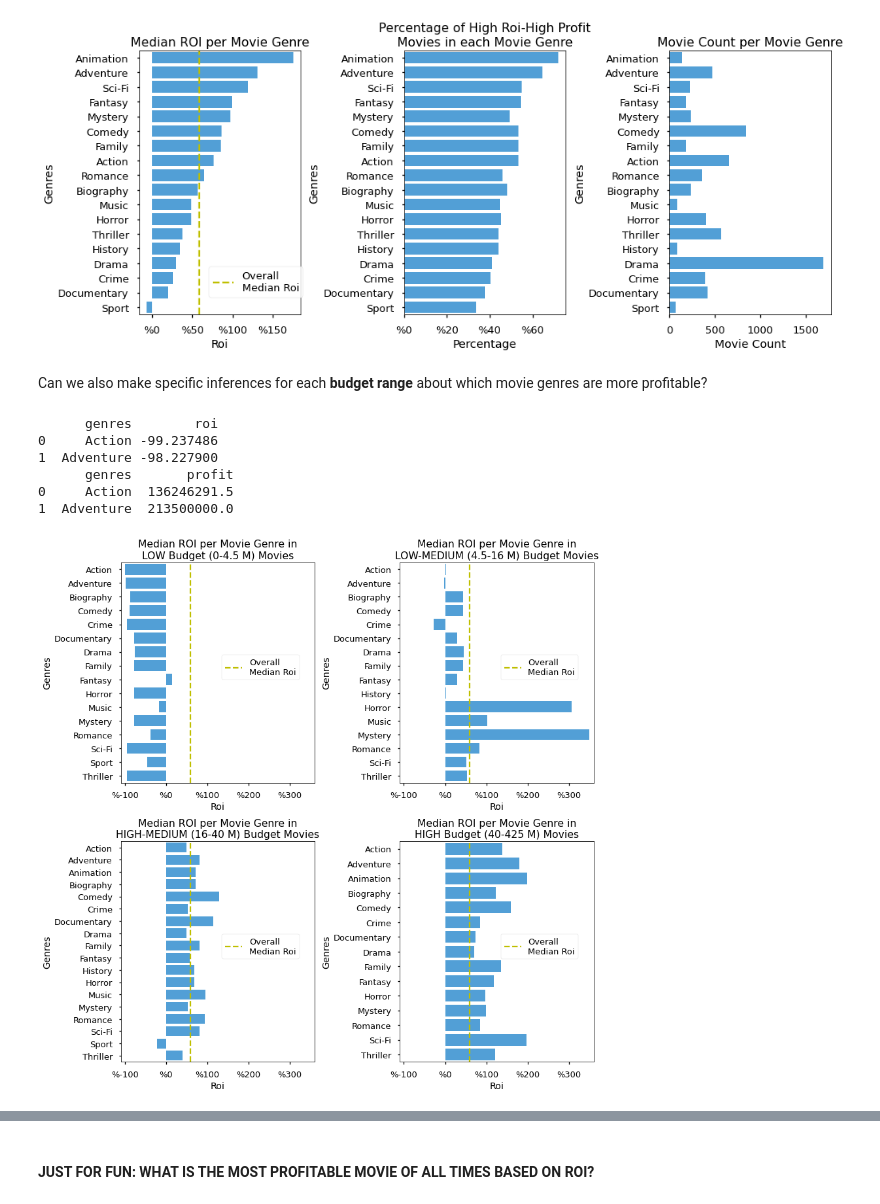
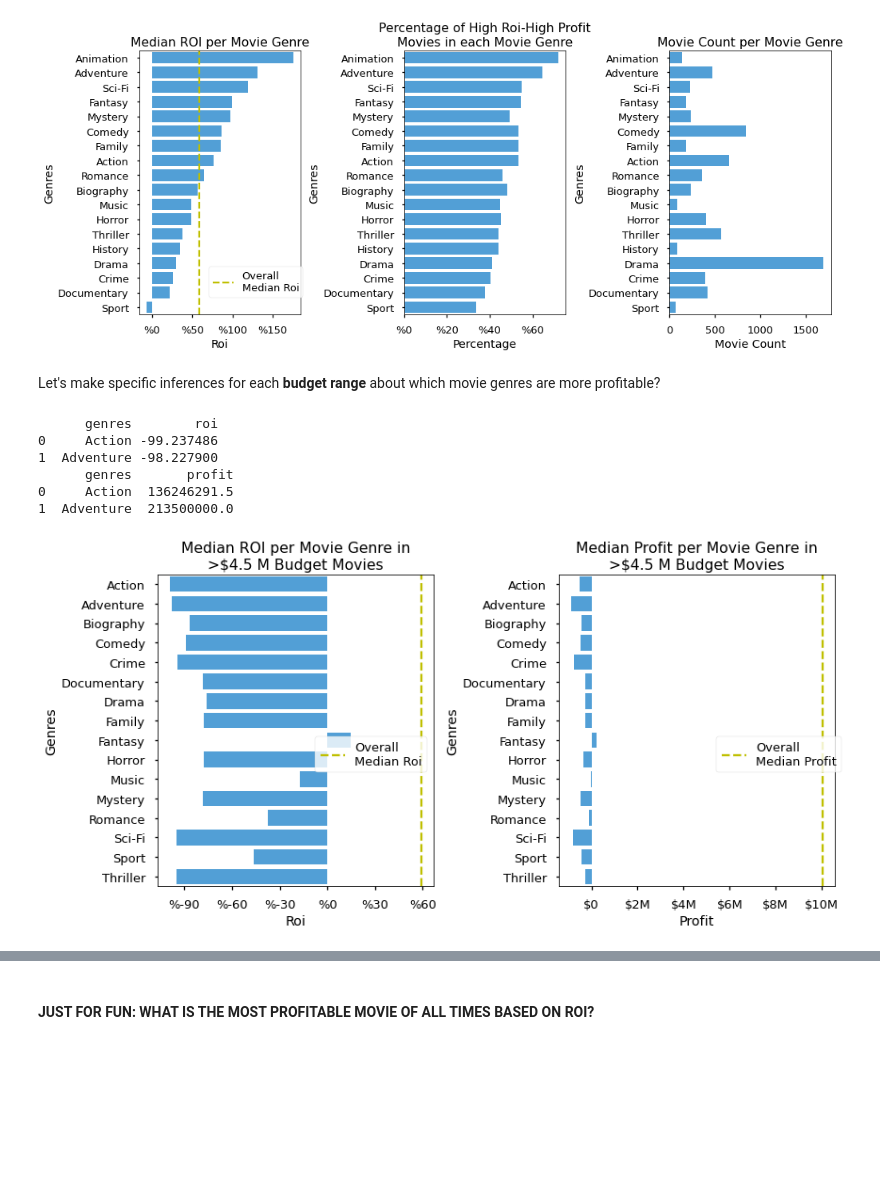
Before and after one commit to erdemiraysu/Exploratory-Movie-Analyses, a Jupyter notebook: MovieProject_Notebook.ipynb, the cells around one changed output, grey strips where cells are left out. Saved outputs shown, nothing was run; the diff lists cells and outputs as text; code cells hidden in the pictures; blank space fills up the shorter version.

```diff
--- a/MovieProject_Notebook.ipynb
+++ b/MovieProject_Notebook.ipynb
@@ -450,6 +463,6 @@ imdb[imdb['primary_title'] == 'The Wandering Soap Opera']
 Because the first table from IMDb database included duplicated movies with different movie_ids, find those movies and drop them:
 # %%
 # Find those cases where only movie_id was different:
-to_drop = imdb[imdb[['primary_title', 'start_year' ,'runtime_minutes', 'genres', 'director_name']].duplicated()]
+to_drop = imdb[imdb[['primary_title', 'start_year', 'genres', 'director_name']].duplicated()]
 len(to_drop)
 # %% [output]
@@ -877,7 +873,7 @@ success_pivot
 # %% [markdown]
 #### WHAT IS THE RELATIONSHIP BETWEEN PROFIT AND ROI FOR DIFFERENT BUDGETS?
 # %%
-# Code copied from: https://stackoverflow.com/questions/61330427/set-y-axis-in-millions
+# Code copied from: https://stackoverflow.com/questions/61330427/set-y-axis-in-millions and modified a bit.
 # Use the function below to get rid of 1e8s etc on graphs and format numbers in thousands, millions, etc..:
 
 from matplotlib.ticker import FuncFormatter
@@ -886,9 +882,8 @@ def human_format(num, pos):
     magnitude = 0
     while abs(num) >= 1000:
         magnitude += 1
-        num /= 1000 # The division assignment operator ( /= ) divides a variable by the value of the right operand and assigns the result to the variable
-    # add more suffixes if you need them
-    return '$%.f%s' % (num, ['', 'K', 'M', 'G', 'T', 'P'][magnitude])
+        num /= 1000.0
+    return '$%.0f%s' % (num, ['', 'K', 'M', 'B', 'T', 'P'][magnitude])
 
 formatter = FuncFormatter(human_format)
 # %%
@@ -896,7 +891,7 @@ with plt.style.context('seaborn-talk'):
     fig, ax1  = plt.subplots(figsize=(8, 8))
     sns.scatterplot(data=master_clean_distinct, x='profit', y='roi', ax=ax1, hue='budget_bins', palette = "mako")
 
-    ax1.set_title('Relationship between Profit and ROI\nfor Different Budgets')
+    ax1.set_title('Relationship between Profit and ROI\nfor Different Budget Ranges')
     ax1.set_xlabel("Profit")
     ax1.set_ylabel("Return on Investment")
     legends = ax1.get_legend_handles_labels()[0]
@@ -1373,7 +1380,7 @@ with plt.style.context('seaborn-talk'):
 # %% [output]
 [figure]
 # %% [markdown]
-Can we also make specific inferences for each **budget range** about which movie genres are more profitable?
+Let's make specific inferences for each **budget range** about which movie genres are more profitable?
 # %%
 # Define a function to create separate tables for a variable (e.g. roi)
 # for each bin of a different variable (e.g. budget) bin
@@ -1407,53 +1414,32 @@ print(dfbudgets_tables_profit[3].head(2))
 1  Adventure  213500000.0
 # %%
 with plt.style.context('seaborn-talk'):
-    fig, ( (ax1, ax2),(ax3, ax4) )  = plt.subplots(ncols=2, nrows= 2, figsize=(12, 12))
+    fig, ( (ax1, ax2))  = plt.subplots(ncols=2, figsize=(12, 6))
     base_color = sns.color_palette("husl", 9)[6]
 
     sns.barplot(data = dfbudgets_tables_roi[0], x = 'roi', y= 'genres', ax=ax1, color = base_color)
     ax1.axvline(x= df_genre['roi'].median(), ymin=0, ymax=1, color='y', linestyle='--', label = 'Overall\nMedian Roi')
-    ax1.legend(bbox_to_anchor = (0.5, 0.6), loc = 'upper left')
+    ax1.legend(bbox_to_anchor = (0.55, 0.5), loc = 'upper left')
 
-    sns.barplot(data = dfbudgets_tables_roi[1], x = 'roi', y= 'genres', ax=ax2, color = base_color)
-    ax2.axvline(x= df_genre['roi'].median(), ymin=0,ymax=1, color='y', linestyle='--', label = 'Overall\nMedian Roi')
-    ax2.legend(bbox_to_anchor = (0.5, 0.6), loc = 'upper left')
-
-    sns.barplot(data = dfbudgets_tables_roi[2], x = 'roi', y= 'genres', ax=ax3, color = base_color)
-    ax3.axvline(x= df_genre['roi'].median(), ymin=0, ymax=1, color='y', linestyle='--', label = 'Overall\nMedian Roi')
-    ax3.legend(bbox_to_anchor = (0.5, 0.6), loc = 'upper left')
-
-    sns.barplot(data = dfbudgets_tables_roi[3], x = 'roi', y= 'genres', ax=ax4, color = base_color)
-    ax4.axvline(x= df_genre['roi'].median(), ymin=0, ymax=1, color='y', linestyle='--', label = 'Overall\nMedian Roi')
-    ax4.legend(bbox_to_anchor = (0.5, 0.6), loc = 'upper left')
+    sns.barplot(data = dfbudgets_tables_profit[0], x = 'profit', y= 'genres', ax=ax2, color = base_color)
+    ax2.axvline(x= df_genre['profit'].median(), ymin=0,ymax=1, color='y', linestyle='--', label = 'Overall\nMedian Profit')
+    ax2.legend(bbox_to_anchor = (0.55, 0.5), loc = 'upper left')
 
     ax1.xaxis.set_major_formatter(mpl.ticker.StrMethodFormatter('%{x:,.0f}'))
-    ax2.xaxis.set_major_formatter(mpl.ticker.StrMethodFormatter('%{x:,.0f}'))
-    ax3.xaxis.set_major_formatter(mpl.ticker.StrMethodFormatter('%{x:,.0f}'))
-    ax4.xaxis.set_major_formatter(mpl.ticker.StrMethodFormatter('%{x:,.0f}'))
+    ax1.xaxis.set_major_locator(mpl.ticker.MultipleLocator(30)) # We want the ticks a little farther apart
+    ax2.xaxis.set_major_formatter(formatter)
 
-    ax1.set_title('Median ROI per Movie Genre in\nLOW Budget (0-4.5 M) Movies')
-    ax2.set_title('Median ROI per Movie Genre in\nLOW-MEDIUM (4.5-16 M) Budget Movies')
-    ax3.set_title('Median ROI per Movie Genre in\nHIGH-MEDIUM (16-40 M) Budget Movies')
-    ax4.set_title('Median ROI per Movie Genre in\nHIGH Budget (40-425 M) Movies')
+    ax1.set_title('Median ROI per Movie Genre in\n>$4.5 M Budget Movies')
+    ax2.set_title('Median Profit per Movie Genre in\n>$4.5 M Budget Movies')
 
     ax1.set_xlabel("Roi")
-    ax2.set_xlabel("Roi")
-    ax3.set_xlabel("Roi")
-    ax4.set_xlabel("Roi")
-
+    ax2.set_xlabel("Profit")
     ax1.set_ylabel("Genres")
     ax2.set_ylabel("Genres")
-    ax3.set_ylabel("Genres")
-    ax4.set_ylabel("Genres")
-
-    ax1.set_xlim(-110,360)
-    ax2.set_xlim(-110,360)
-    ax3.set_xlim(-110,360)
-    ax4.set_xlim(-110,360)
 
     fig.tight_layout();
-    fig.savefig('./images/Barplot_RoibyBudget.png', dpi=300);
+    fig.savefig('./images/Barplot_RoibyBudget_1.png', dpi=300);
 # %% [output]
-[figure, old version]
+[figure, new version]
 # %%
 with plt.style.context('seaborn-talk'):
```
Also changed, not shown: parts of 44 cells of this notebook.
